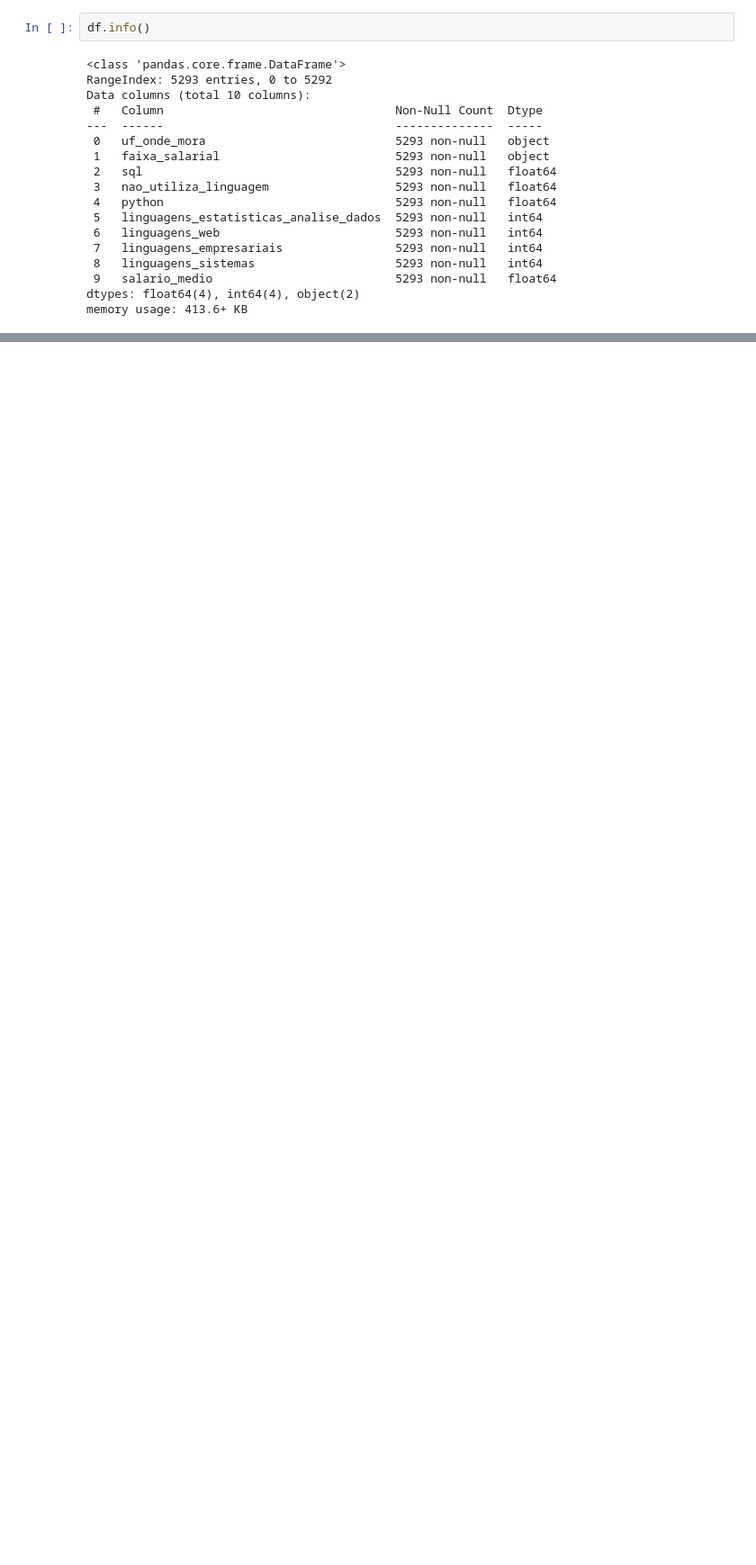
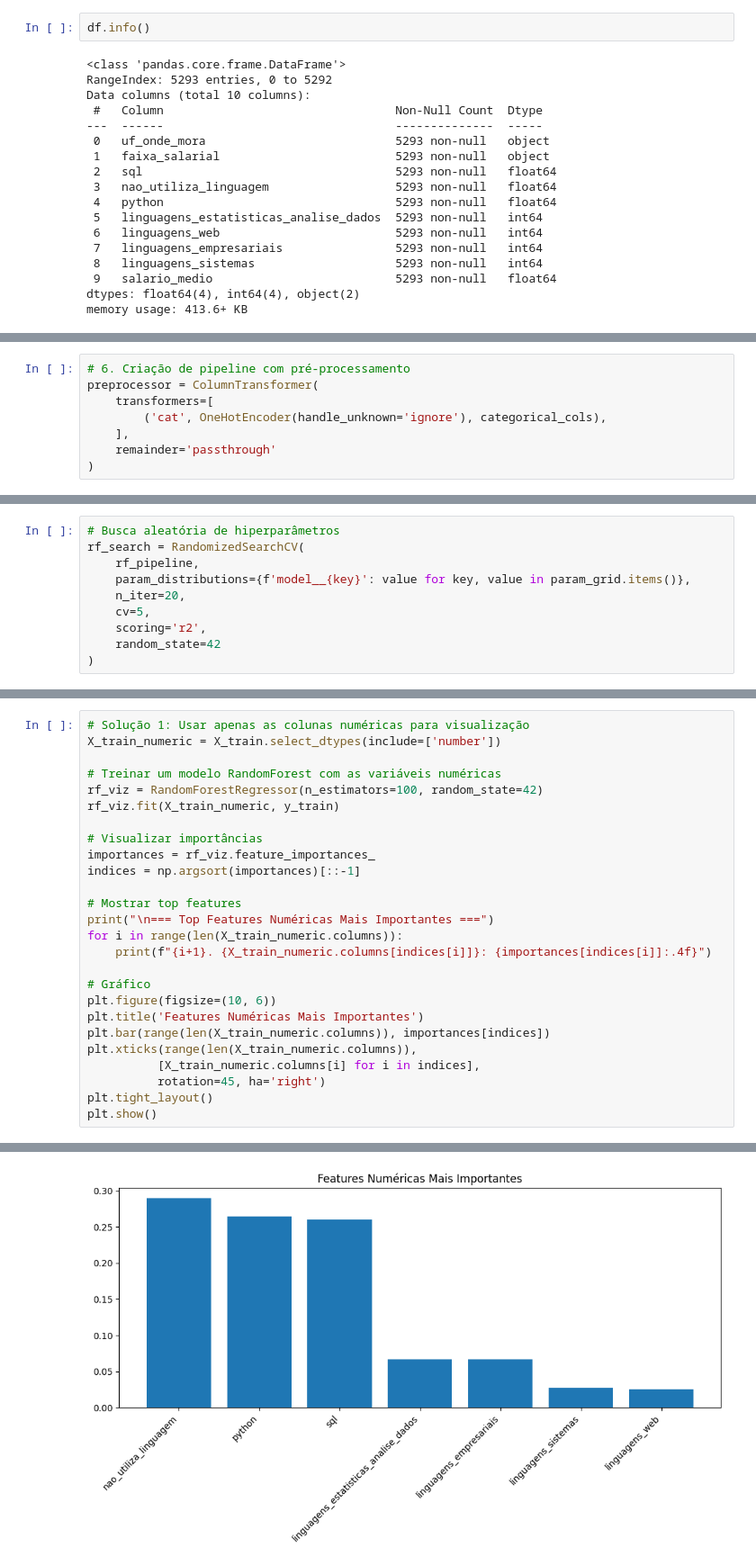
Before and after one commit to ICEI-PUC-Minas-PPL-CDIA/ppl-cd-pcd-sist-int-2025-1-grupo-5-Salarios-de-Profissionais, a Jupyter notebook: src/hip_ferramentas_salario/3_hip_ferramentas_salario.ipynb, the cells around one changed output, grey strips where cells are left out. Shown at 90% size. Saved outputs shown, nothing was run; the diff lists cells and outputs as text; blank space fills up the shorter version.

```diff
--- a/src/hip_ferramentas_salario/3_hip_ferramentas_salario.ipynb
+++ b/src/hip_ferramentas_salario/3_hip_ferramentas_salario.ipynb
@@ -66,0 +86,8 @@ R-squared: 0.11214211999208457
+# %%
+# 6. Criação de pipeline com pré-processamento
+preprocessor = ColumnTransformer(
+    transformers=[
+        ('cat', OneHotEncoder(handle_unknown='ignore'), categorical_cols),
+    ],
+    remainder='passthrough'
+)
@@ -66,0 +107,10 @@ R-squared: 0.11214211999208457
+# %%
+# Busca aleatória de hiperparâmetros
+rf_search = RandomizedSearchCV(
+    rf_pipeline,
+    param_distributions={f'model__{key}': value for key, value in param_grid.items()},
+    n_iter=20,
+    cv=5,
+    scoring='r2',
+    random_state=42
+)
@@ -66,0 +154,27 @@ R-squared: 0.11214211999208457
+# %%
+# Solução 1: Usar apenas as colunas numéricas para visualização
+X_train_numeric = X_train.select_dtypes(include=['number'])
+
+# Treinar um modelo RandomForest com as variáveis numéricas
+rf_viz = RandomForestRegressor(n_estimators=100, random_state=42)
+rf_viz.fit(X_train_numeric, y_train)
+
+# Visualizar importâncias
+importances = rf_viz.feature_importances_
+indices = np.argsort(importances)[::-1]
+
+# Mostrar top features
+print("\n=== Top Features Numéricas Mais Importantes ===")
+for i in range(len(X_train_numeric.columns)):
+    print(f"{i+1}. {X_train_numeric.columns[indices[i]]}: {importances[indices[i]]:.4f}")
+
+# Gráfico
+plt.figure(figsize=(10, 6))
+plt.title('Features Numéricas Mais Importantes')
+plt.bar(range(len(X_train_numeric.columns)), importances[indices])
+plt.xticks(range(len(X_train_numeric.columns)),
+          [X_train_numeric.columns[i] for i in indices],
+          rotation=45, ha='right')
+plt.tight_layout()
+plt.show()
+# %% [output]
@@ -66,0 +189 @@ R-squared: 0.11214211999208457
+[figure, added]
```
Also changed, not shown: parts of 13 cells of this notebook, 1 other file.
